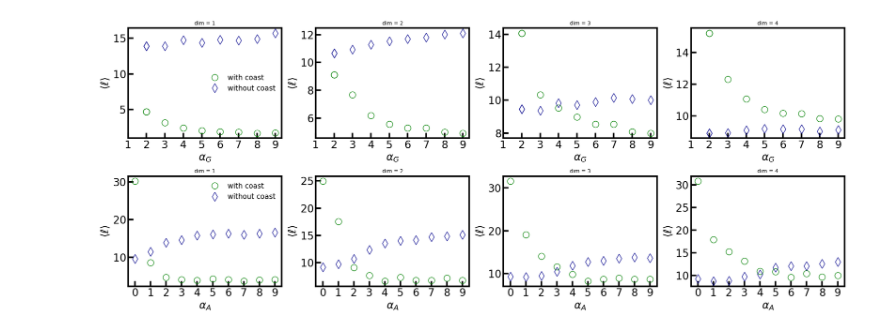
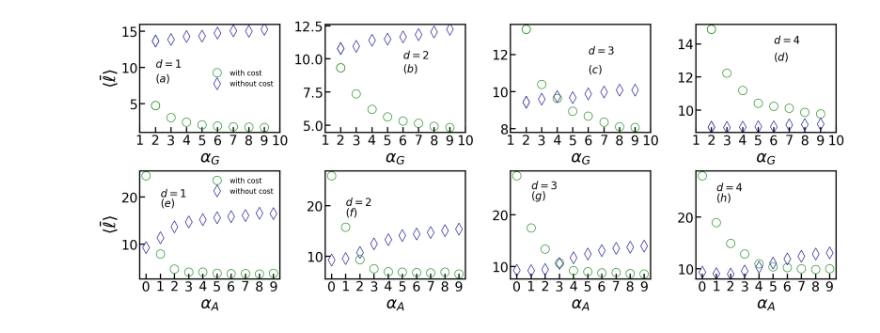
Before and after one commit to JuniorAlencar/SpatialPreferential, a Jupyter notebook: scripts/jupyter/shortestpath.ipynb, the cells around one changed output. Cells and saved outputs as stored; diff of their text form; code cells hidden in the pictures.

Commit message:
update cost

```diff
--- a/scripts/jupyter/shortestpath.ipynb
+++ b/scripts/jupyter/shortestpath.ipynb
@@ -11,6 +11,7 @@ dimensions = [1,2,3,4]
 alpha_g_f = 2.0
 alpha_a_f = 2.0
 alpha_g_v = [i for i in np.arange(1.0, 10.0, 0.5)]
+#alpha_g_v = [1.0, 2.0, 3.0, 4.0, 5.0, 6.0,7.0, 8.0, 9.0]
 alpha_a_v = [0.0, 1.0, 2.0, 3.0, 4.0, 5.0, 6.0,7.0, 8.0, 9.0]
 
 dict_props = {"N":[], "dim":[], "alpha_g":[], "alpha_a":[], "L_weight":[],"L_weight_err":[],
@@ -18,7 +19,7 @@ dict_props = {"N":[], "dim":[], "alpha_g":[], "alpha_a":[], "L_weight":[],"L_wei
 
 for dim in dimensions:
     for alpha_g in alpha_g_v:
-        path_weight = f"../../data/N_{N}/dim_{dim}/alpha_a_{alpha_a_f:.2f}_alpha_g_{alpha_g:.2f}/prop"
+        path_weight = f"../../data_2/N_{N}/dim_{dim}/alpha_a_{alpha_a_f:.2f}_alpha_g_{alpha_g:.2f}/prop"
         all_files_weight =  glob.glob(os.path.join(path_weight,"*.csv"))
 
         path_BFS = f"../../data/N_{N}/dim_{dim}/alpha_a_{alpha_a_f:.2f}_alpha_g_{alpha_g:.2f}/properties_set.txt"
@@ -60,7 +61,7 @@ for dim in dimensions:
 
 for dim in dimensions:
     for alpha_a in alpha_a_v:
-        path_weight = f"../../data/N_{N}/dim_{dim}/alpha_a_{alpha_a:.2f}_alpha_g_{alpha_g_f:.2f}/prop"
+        path_weight = f"../../data_2/N_{N}/dim_{dim}/alpha_a_{alpha_a:.2f}_alpha_g_{alpha_g_f:.2f}/prop"
         all_files_weight =  glob.glob(os.path.join(path_weight,"*.csv"))
 
         path_BFS = f"../../data/N_{N}/dim_{dim}/alpha_a_{alpha_a:.2f}_alpha_g_{alpha_g_f:.2f}/properties_set.txt"
@@ -138,56 +151,83 @@ color = ['#008000', "#00008B", "magenta", "darkgoldenrod"]
 di = [1, 2, 3, 4]
 fig, ax = plt.subplots(2, 4, figsize=(20, 8))
 font_title = 10
-markersize = 12
+markersize = 16
 fonts_size = 45
-label_tick_size = 20
-thickness_axes = 3.0
+label_tick_size = 25
+eixo_tick_size = 31
+thickness_axes = 2.4
+dim_text_size = 20
 mew = 3.0
+
+
+
+label_fig = ["$(a)$","$(b)$","$(c)$","$(d)$",
+             "$(e)$","$(f)$","$(g)$","$(h)$"]
+dim_pos_1l = [(2,10), (6,10), (6,12), (6,14)]
+label_fig_pos_1l = [(2,8), (6,9), (6,11), (6,13)]
+
+dim_pos_2l = [(1,20), (1,20), (1,25), (1,25)]
+label_fig_pos_2l = [(1,18), (1,18), (1,23), (1,23)]
 
 # Linha de cima: fixo alpha_a = 2.0, variando alpha_g
 for i, dim in enumerate(di):
     df = df_final[(df_final["dim"] == dim) & (df_final["alpha_a"] == 2.0)]
-    ax[0, i].plot(df["alpha_g"][1:], df["L_weight"][1:], 'o', markerfacecolor='none', markersize=markersize, label='with coast', color='#008000')
-    ax[0, i].plot(df["alpha_g"][1:], df["L_BFS"][1:], 'd', markerfacecolor='none', markersize=markersize, label='without coast', color="#00008B")
-    ax[0, i].set_title(f"dim = {dim}", fontsize=font_title)
-    ax[0, i].set_xlabel(r'$\alpha_G$', fontsize=label_tick_size)
-    ax[0, i].set_ylabel(r'$\langle \ell \rangle$', fontsize=label_tick_size)
+    ax[0, i].plot(df["alpha_g"][1:], df["L_weight"][1:], 'o', markerfacecolor='none', markersize=markersize, label='with cost', color='#008000')
+    ax[0, i].plot(df["alpha_g"][1:], df["L_BFS"][1:], 'd', markerfacecolor='none', markersize=markersize, label='without cost', color="#00008B")
+
+    ax[0, i].set_xlabel(r'$\alpha_G$', fontsize=eixo_tick_size)
+    ax[0, 0].set_ylabel(r'$\langle \bar{\ell} \rangle$', fontsize=eixo_tick_size)
 
     # Ticks com espaçamento 1
     min_x, max_x = df["alpha_g"].min(), df["alpha_g"].max()
     ax[0, i].set_xticks(np.arange(np.floor(min_x), np.ceil(max_x)+1, 1))
+
+    x, y = dim_pos_1l[i]
+    ax[0, i].text(x=x, y=y, s=f"$d = {dim}$", fontsize=dim_text_size, color="black")
+
+    x_lab, y_lab = label_fig_pos_1l[i]
+    ax[0, i].text(x=x_lab, y=y_lab, s=label_fig[i], fontsize=dim_text_size, color="black")
 
     if i == 0:
         ax[0, i].legend(fontsize=0.3*fonts_size, frameon=0.0)
     for spine in ax[0, i].spines.values():
         spine.set_linewidth(thickness_axes)
     ax[0, i].tick_params(axis='both', which='major', direction='in', length=10, width=thickness_axes, colors='black')
     ax[0, i].tick_params(axis='both', which='minor', direction='in', length=3, width=thickness_axes, colors='black')
     ax[0, i].tick_params('both', labelsize=label_tick_size)
 
+
+
 # Linha de baixo: fixo alpha_g = 2.0, variando alpha_a
 for i, dim in enumerate(di):
     df = df_final[(df_final["dim"] == dim) & (df_final["alpha_g"] == 2.0)]
-    ax[1, i].plot(df["alpha_a"][1:], df["L_weight"][1:], 'o', markerfacecolor='none', markersize=markersize, label='with coast', color='#008000')
-    ax[1, i].plot(df["alpha_a"][1:], df["L_BFS"][1:], 'd', markerfacecolor='none', markersize=markersize, label='without coast', color="#00008B")
-    ax[1, i].set_title(f"dim = {dim}", fontsize=font_title)
-    ax[1, i].set_xlabel(r'$\alpha_A$', fontsize=label_tick_size)
-    ax[1, i].set_ylabel(r'$\langle \ell \rangle$', fontsize=label_tick_size)
+    ax[1, i].plot(df["alpha_a"][1:], df["L_weight"][1:], 'o', markerfacecolor='none', markersize=markersize, label='with cost', color='#008000')
+    ax[1, i].plot(df["alpha_a"][1:], df["L_BFS"][1:], 'd', markerfacecolor='none', markersize=markersize, label='without cost', color="#00008B")
+
+    ax[1, i].set_xlabel(r'$\alpha_A$', fontsize=eixo_tick_size)
+
+    ax[1, 0].set_ylabel(r'$\langle \bar{\ell} \rangle$', fontsize=eixo_tick_size)
 
     # Ticks com espaçamento 1
     min_x, max_x = df["alpha_a"].min(), df["alpha_a"].max()
     ax[1, i].set_xticks(np.arange(np.floor(min_x), np.ceil(max_x)+1, 1))
+
+    x, y = dim_pos_2l[i]
+    ax[1, i].text(x=x, y=y, s=f"$d = {dim}$", fontsize=dim_text_size, color="black")
+
+    x_lab, y_lab = label_fig_pos_2l[i]
+    ax[1, i].text(x=x_lab, y=y_lab, s=label_fig[i+4], fontsize=dim_text_size, color="black")
 
     if i == 0:
         ax[1, i].legend(fontsize=0.3*fonts_size, frameon=0.0)
     for spine in ax[1, i].spines.values():
         spine.set_linewidth(thickness_axes)
     ax[1, i].tick_params(axis='both', which='major', direction='in', length=10, width=thickness_axes, colors='black')
     ax[1, i].tick_params(axis='both', which='minor', direction='in', length=3, width=thickness_axes, colors='black')
     ax[1, i].tick_params('both', labelsize=label_tick_size)
 
 plt.tight_layout()
-plt.savefig("L_vs_alpha_a_g_por_dim.pdf")
+plt.savefig("../../results/L_vs_alpha_a_g_por_dim.pdf")
 plt.show()
 # %% [output]
-[figure, old version]
+[figure, new version]
```
Also changed, not shown: parts of 2 cells of this notebook, 7 other files.
